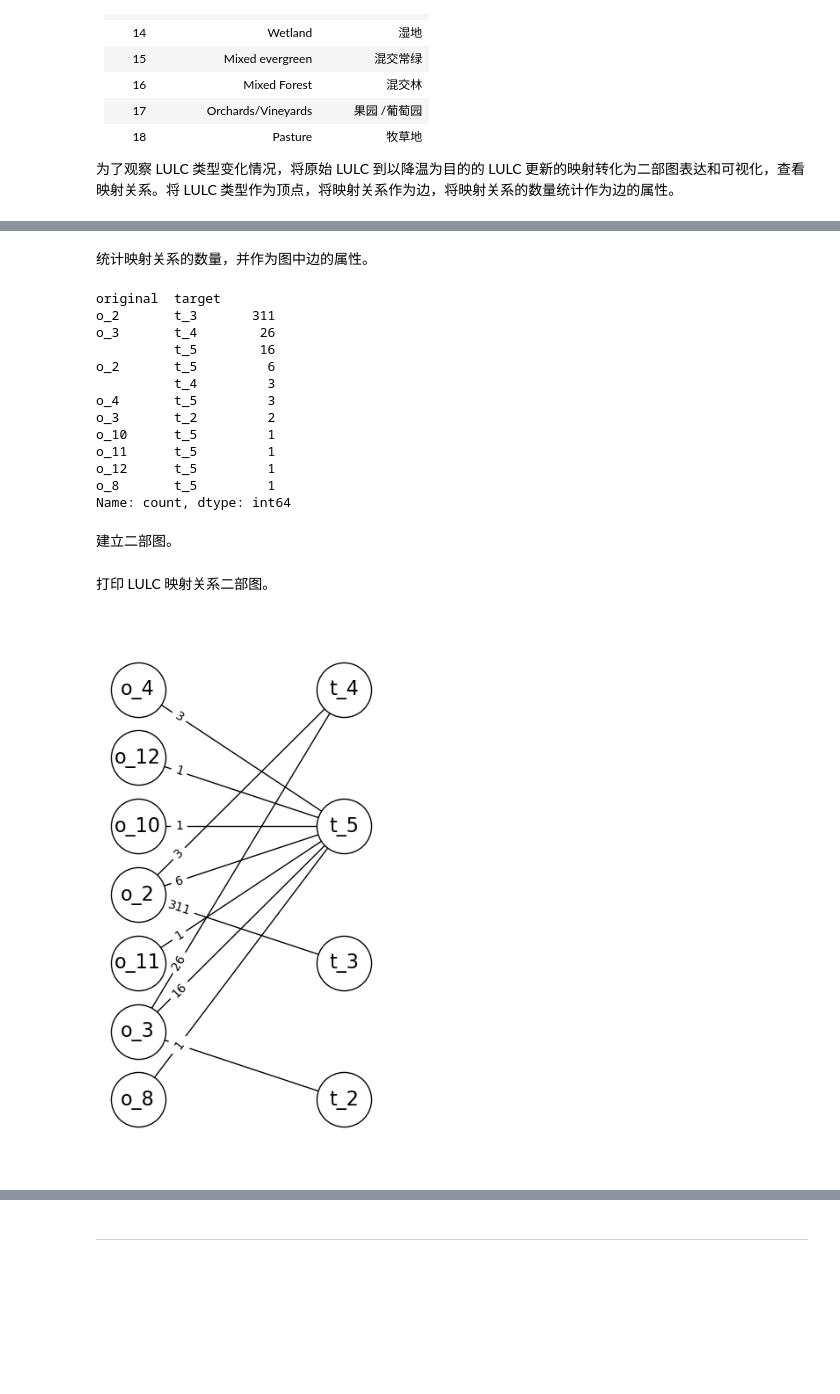
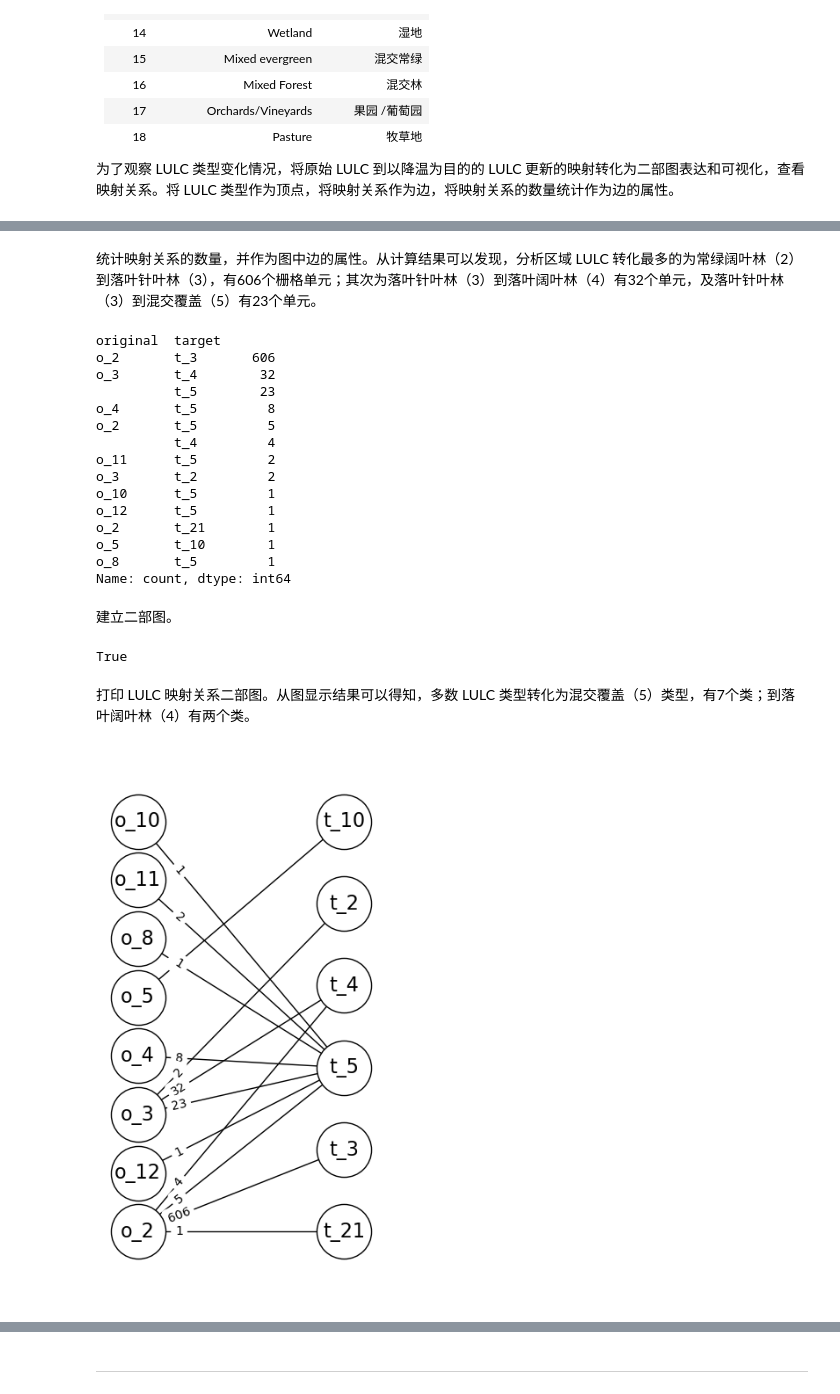
Before and after one commit to richieBao/USDA_special_study, a Jupyter notebook: code/3.5-推理学习_D_马尔可夫随机场.ipynb, the cells around one changed output, grey strips where cells are left out. Drawn from its saved outputs; the diff is of its cells as text; code cells hidden in the pictures; blank space fills up the shorter version.

```diff
--- a/code/3.5-推理学习_D_马尔可夫随机场.ipynb
+++ b/code/3.5-推理学习_D_马尔可夫随机场.ipynb
@@ -701,7 +708,7 @@ muc=usda_pgm.MRF_urban_cooling(args,usda_esv.Urban_cooling,alpha=1,beta=1)
 打印原始和更新后的 LULC 地图，并分别用`.`和`x`标识对降温有作用的栅格单元。从结果可以观察到，通常栅格单元转化为邻近栅格单元所属的土地利用类型，满足边位势配置的目的；且平均温度的下降说明，结果满足顶点位势配置的目的。
 # %%
 lulc=rxr.open_rasterio(args['lulc_raster_path'],masked=True).squeeze()
-X=rxr.open_rasterio(r'I:\ESVs\urban_cooling_all\X.tif').squeeze()
+X=rxr.open_rasterio(r'../data/X.tif').squeeze()
 
 classi_changed=lulc!=X
 classi_changed_idx=np.stack(np.where(classi_changed==True),axis=1)
@@ -759,55 +776,56 @@ lulc_mapping_df.head(3)
 # %% [markdown]
-统计映射关系的数量，并作为图中边的属性。
+统计映射关系的数量，并作为图中边的属性。从计算结果可以发现，分析区域 LULC 转化最多的为常绿阔叶林（2）到落叶针叶林（3），有606个栅格单元；其次为落叶针叶林（3）到落叶阔叶林（4）有32个单元，及落叶针叶林（3）到混交覆盖（5）有23个单元。
 # %%
 o_t_counts=lulc_mapping_df.value_counts(['original','target'])
 o_t_counts
 # %% [output]
 original  target
-o_2       t_3       311
-o_3       t_4        26
-          t_5        16
-o_2       t_5         6
-          t_4         3
-o_4       t_5         3
+o_2       t_3       606
+o_3       t_4        32
+          t_5        23
+o_4       t_5         8
+o_2       t_5         5
+          t_4         4
+o_11      t_5         2
 o_3       t_2         2
 o_10      t_5         1
-o_11      t_5         1
 o_12      t_5         1
+o_2       t_21        1
+o_5       t_10        1
 o_8       t_5         1
 Name: count, dtype: int64
 # %% [markdown]
 建立二部图。
 # %%
-from networkx.algorithms import bipartite
-import networkx as nx
-
 B=nx.Graph()
 B.add_nodes_from(lulc_mapping_df['original'], bipartite=0)
 B.add_nodes_from(lulc_mapping_df['target'], bipartite=1)
 B.add_edges_from(lulc_mapping_df.values)
 nx.set_edge_attributes(B,{k:{'count':v} for k,v in o_t_counts.to_dict().items()})
+print(bipartite.is_bipartite(B))
+# %% [output]
+True
 # %% [markdown]
-打印 LULC 映射关系二部图。
+打印 LULC 映射关系二部图。从图显示结果可以得知，多数 LULC 类型转化为混交覆盖（5）类型，有7个类；到落叶阔叶林（4）有两个类。
 # %%
 fig,ax=plt.subplots(figsize=(4,8))
 
 options = {
     "font_size": 16,
     "node_size": 2000,
     "node_color": "white",
     "edgecolors": "black",
     "linewidths": 1,
     "width": 1,
 }
 
-top = nx.bipartite.sets(B)[0]
-pos = nx.bipartite_layout(B, top)
-nx.draw_networkx(B,pos=pos,ax=ax,**options)
+pos=nx.drawing.layout.bipartite_layout(B, lulc_mapping_df['original'])
+nx.draw_networkx(B, pos =pos , **options)
 nx.draw_networkx_edge_labels(B,pos=pos,edge_labels=o_t_counts.to_dict(), label_pos=0.8)
 
 ax = plt.gca()
 ax.margins(0.10)
 plt.axis("off")
 plt.show()
 # %% [output]
-[figure, old version]
+[figure, new version]
```
Also changed, not shown: parts of 5 cells of this notebook, 38 other files.
